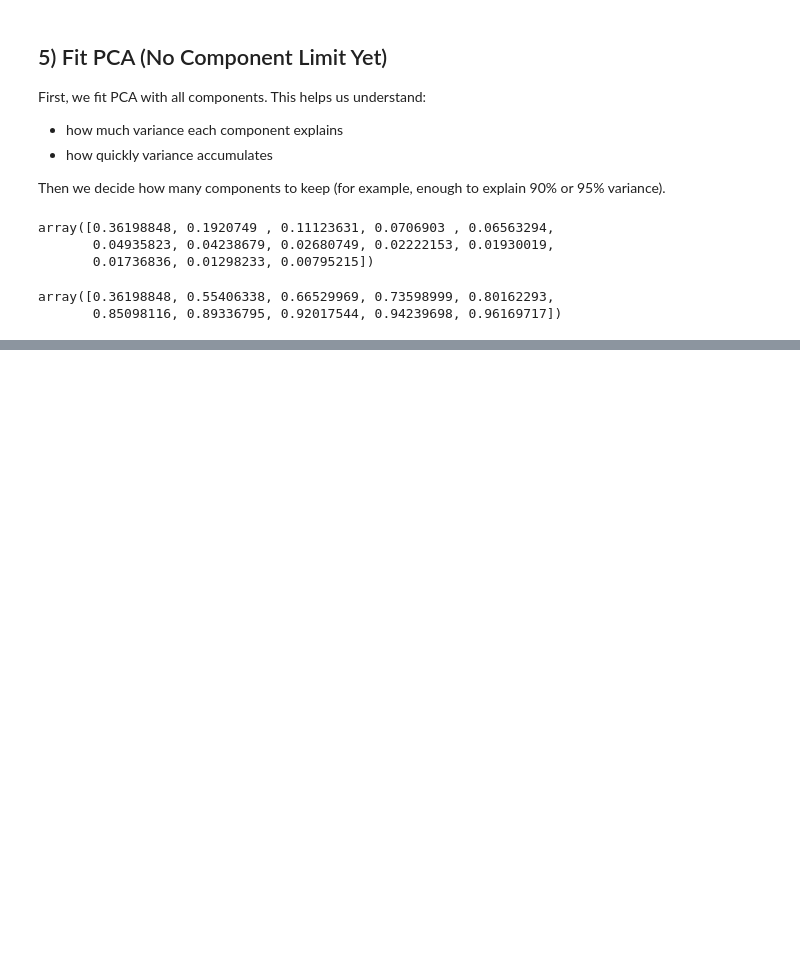
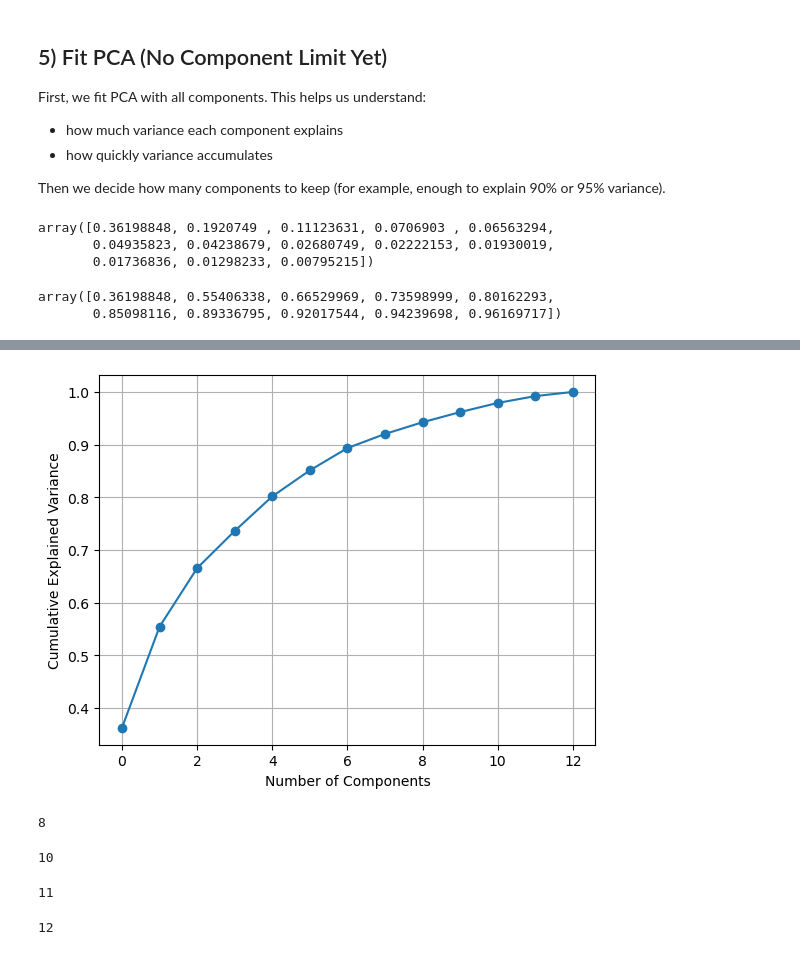
Before and after one commit to shoyebreza/ML, a Jupyter notebook: Machine-learning/Module24-Principal Component Analysis (PCA)/Module 24_PCA.ipynb, the cells around one changed output, grey strips where cells are left out. Saved outputs shown, nothing was run; the diff lists cells and outputs as text; code cells hidden in the pictures; blank space fills up the shorter version.

```diff
--- a/Machine-learning/Module24-Principal Component Analysis (PCA)/Module 24_PCA.ipynb
+++ b/Machine-learning/Module24-Principal Component Analysis (PCA)/Module 24_PCA.ipynb
@@ -155,0 +168,33 @@ array([0.36198848, 0.55406338, 0.66529969, 0.73598999, 0.80162293,
+# %%
+plt.figure()
+plt.plot(cum_explained, marker="o")
+plt.xlabel("Number of Components")
+plt.ylabel("Cumulative Explained Variance")
+plt.grid()
+plt.show()
+# %% [output]
+[figure, added]
+# %%
+#Selection of k90 and k95
+def components_for_threshold(cum_variance,threashold):
+  return int(np.argmax(cum_variance>=threashold)+1)
+
+k90 = components_for_threshold(cum_explained, 0.90)
+print(k90)
+# %% [output]
+8
+# %%
+k95 = components_for_threshold(cum_explained, 0.95)
+print(k95)
+# %% [output]
+10
+# %%
+k97 = components_for_threshold(cum_explained, 0.97)
+print(k97)
+# %% [output]
+11
+# %%
+k99 = components_for_threshold(cum_explained, 0.99)
+print(k99)
+# %% [output]
+12
```
Also changed, not shown: parts of 3 cells of this notebook.
